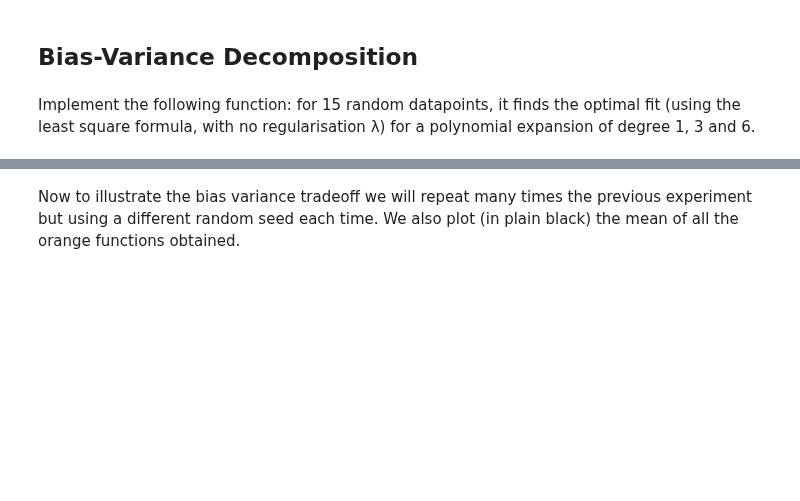
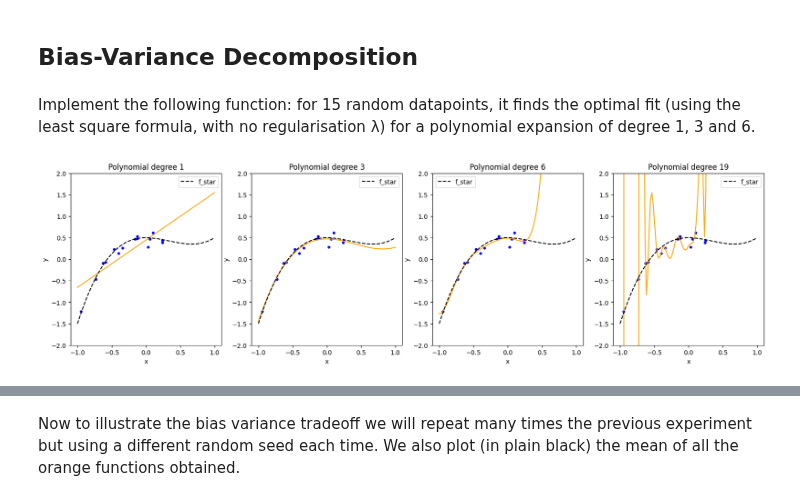
Before and after one commit to emka-gre/ML_course, a Jupyter notebook: labs/ex04/template/ex04.ipynb, the cells around one changed output, grey strips where cells are left out. Cells and saved outputs as stored; diff of their text form; code cells hidden in the pictures; blank space fills up the shorter version.

```diff
--- a/labs/ex04/template/ex04.ipynb
+++ b/labs/ex04/template/ex04.ipynb
@@ -220,35 +312,64 @@ Implement the following function: for 15 random datapoints, it finds the optimal
 from least_squares import least_squares
 
 
 def bias_variance_one_seed(sigma, degrees, seed):
     """One run of the optimal fit for 15 random points and different polynomial expansion degrees.
 
     Args:
         sigma: scalar, noise variance
         degrees: shape = (3,), 3 different degrees to consider
         seed: integer, random see
     Returns:
     """
 
     # we will generate 15 random datapoints from the [-1, 1] uniform distribuion
     num_data = 15
     np.random.seed(seed)  # set random seed for reproducibility
     xs = np.random.uniform(-1, 1, num_data)
     # the outputs will be f_star(x) + some random gaussian noise of variance sigma**2
     ys = f_star(xs) + sigma * np.random.randn(num_data)
 
-    fig, axs = plt.subplots(1, len(degrees), figsize=(20, 5))
+    """fig, axs = plt.subplots(1, len(degrees), figsize=(20, 5))
     for index_degree, degree in enumerate(degrees):
         # ***************************************************
         # INSERT YOUR CODE HERE
         # ***************************************************
+        tx =build_poly(xs,degree)
 
+        w_lsq,_ = least_squares(ys,tx)
+        y = tx @ w_lsq
+        plt.plot(np.linspace(-1, 1, len(y)),y)
+        plt.scatter(xs,ys,num_data)
         plot_fstar(axs[index_degree])
         axs[index_degree].legend()
+    plt.show()"""
+    fig, axs = plt.subplots(1, len(degrees), figsize=(20, 5))
+    for index_degree, degree in enumerate(degrees):
+        ax = axs[index_degree]
+
+        # fit least squares on the polynomial features of the 15 points
+        tx = build_poly(xs, degree)
+        w_lsq, _ = least_squares(ys, tx)
+
+        # evaluate the fitted polynomial on a dense, sorted grid
+        grid = np.linspace(-1, 1, 100)
+        y_pred = build_poly(grid, degree) @ w_lsq
+
+        ax.scatter(xs, ys, color="b", s=12)
+        ax.plot(grid, y_pred, color="orange")
+        plot_fstar(ax)
+
+        ax.set_ylim(-2, 2)
+        ax.set_xlabel("x")
+        ax.set_ylabel("y")
+        ax.set_title(f"Polynomial degree {degree}")
+        ax.legend()
     plt.show()
 
 
-bias_variance_one_seed(0.1, [1, 3, 6], seed=2)
+bias_variance_one_seed(0.1, [1, 3, 6,19], seed=2)
+# %% [output]
+[figure, added]
 # %% [markdown]
 Your output should ressemble (for seed = 2) to this:
 ![alt text](bias_variance_one_run.png)
```
Also changed, not shown: parts of 10 cells of this notebook, 4 other files.
